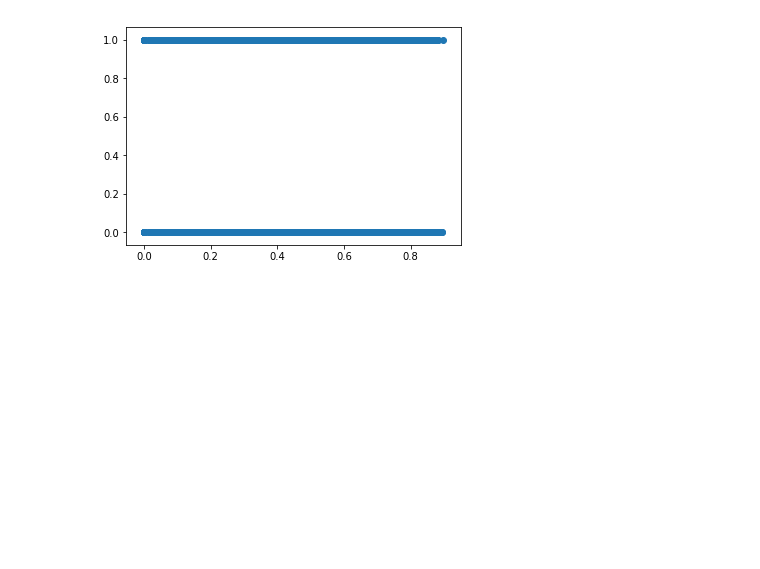
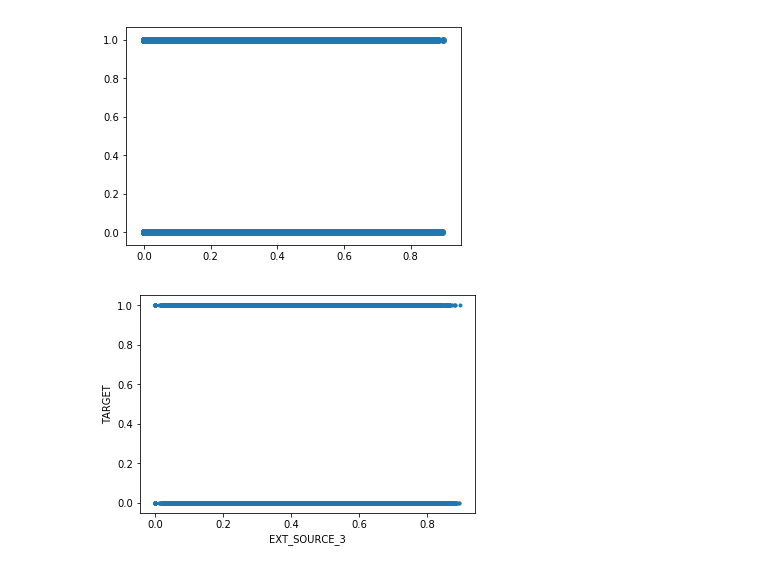
Before and after one commit to andre-tmwong/2nd-ML100Days, a Jupyter notebook: homework/Day_010_HW.ipynb, the cells around one changed output. Cells and saved outputs as stored; diff of their text form; code cells hidden in the pictures; blank space fills up the shorter version.

```diff
--- a/homework/Day_010_HW.ipynb
+++ b/homework/Day_010_HW.ipynb
@@ -134,3 +134,12 @@ plt.scatter(x, y)
 # %% [output]
 <matplotlib.collections.PathCollection at 0x...>
 [figure]
+# %%
+plt.plot(app_train['EXT_SOURCE_3'], app_train['TARGET'], '.')
+
+plt.xlabel('EXT_SOURCE_3')
+plt.ylabel('TARGET')
+
+plt.show()
+# %% [output]
+[figure, added]
```
